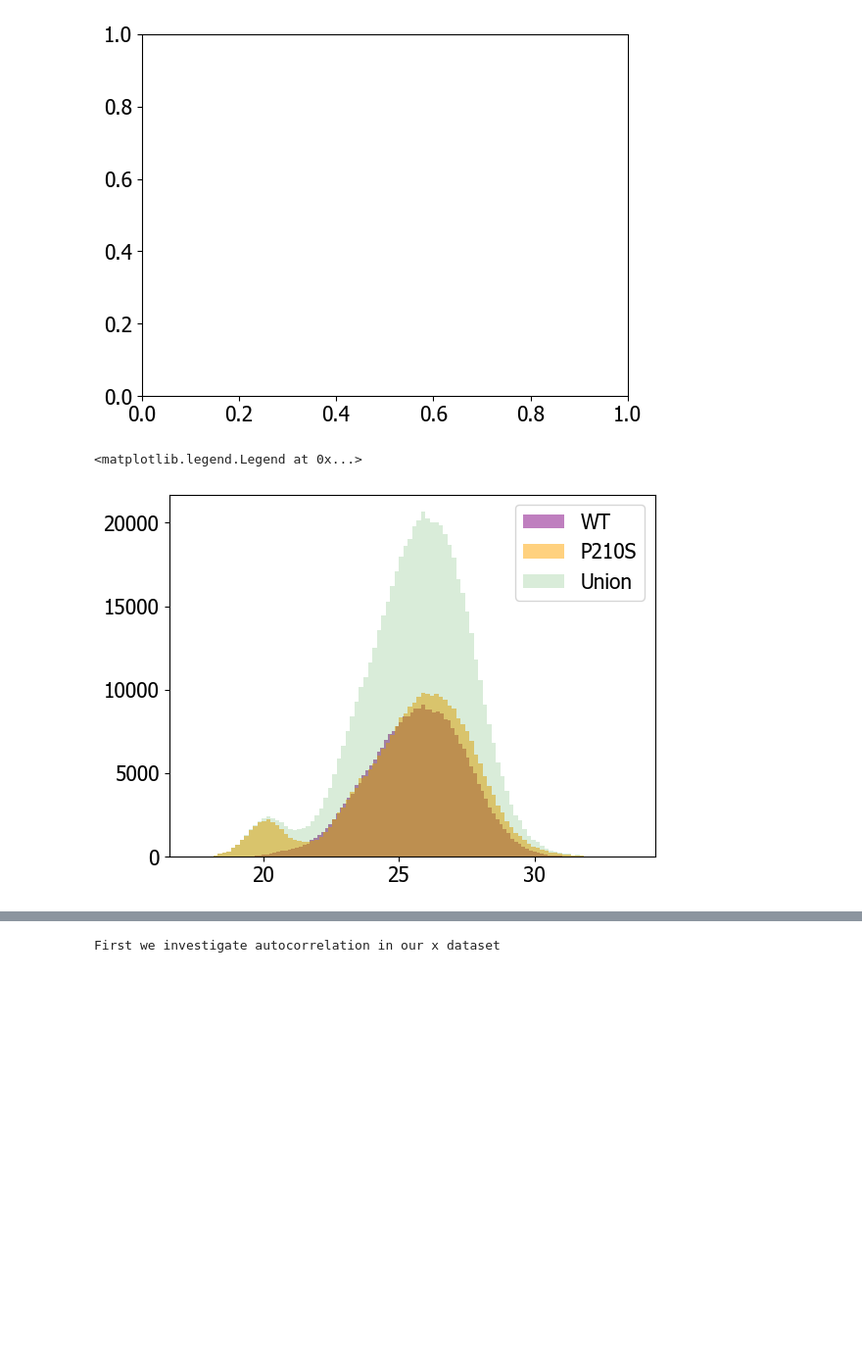
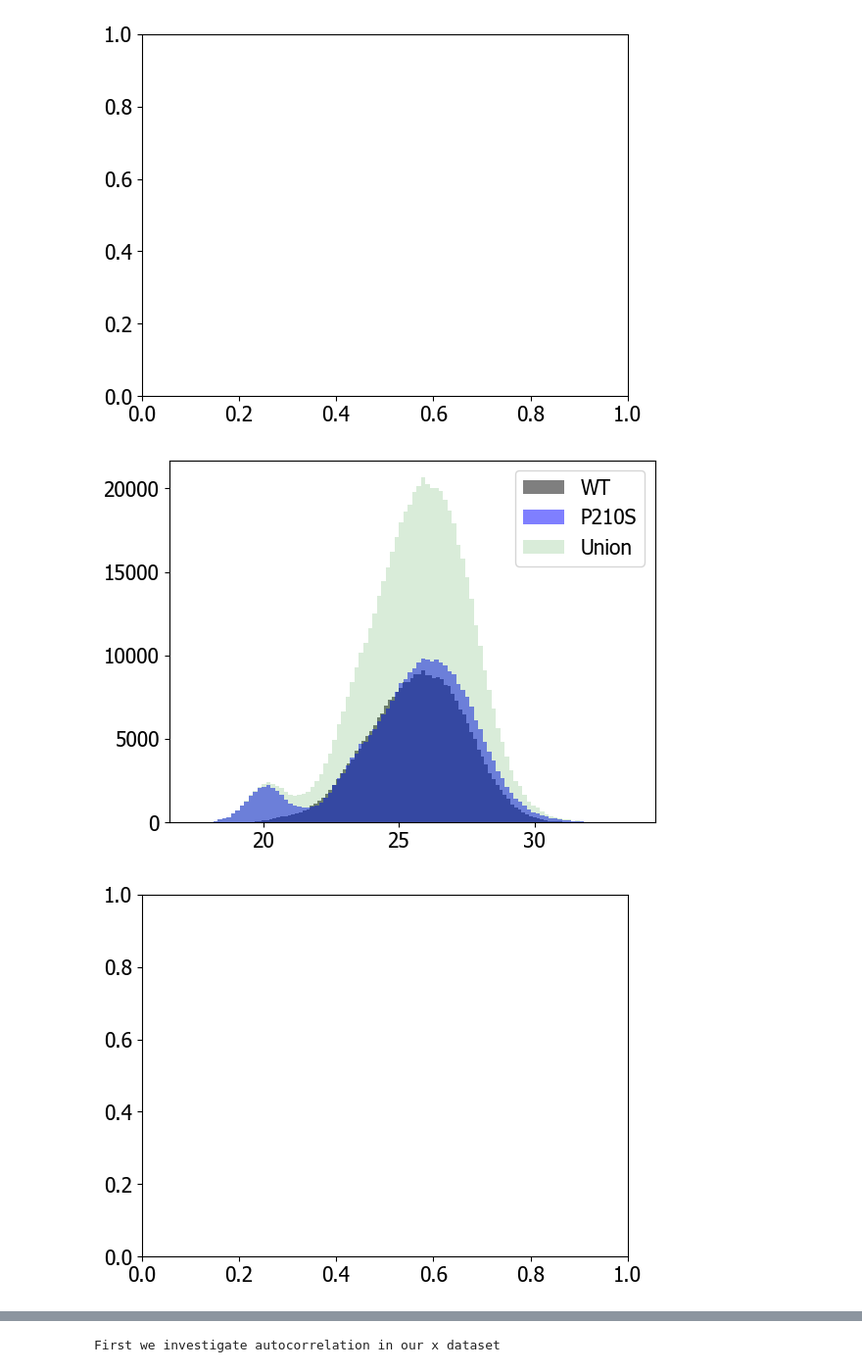
Before and after one commit to SageMay/datascience_scripts, a Jupyter notebook: statistics/comparingDistributions.ipynb, the cells around one changed output, grey strips where cells are left out. Shown at 98% size. Saved outputs shown, nothing was run; the diff lists cells and outputs as text; code cells hidden in the pictures; blank space fills up the shorter version.

```diff
--- a/statistics/comparingDistributions.ipynb
+++ b/statistics/comparingDistributions.ipynb
@@ -105,12 +107,14 @@ x = combined_data['WT']
 y = combined_data['P210S']
 z = np.concatenate((combined_data['WT'],combined_data['P210S']))
 # %%
-plt.hist(x, bins = 100, alpha = .5, color = 'purple', label = 'WT')
-plt.hist(y, bins = 100, alpha = .5, color = 'orange', label = 'P210S')
+plt.hist(x, bins = 100, alpha = .5, color = 'black', label = 'WT')
+plt.hist(y, bins = 100, alpha = .5, color = 'blue', label = 'P210S')
 plt.hist(z, bins = 100, alpha = .15, color = 'green', label = 'Union')
 plt.legend()
+plt.show()
+plt.cla()
 # %% [output]
-<matplotlib.legend.Legend at 0x...>
-[figure, old version]
+[figure, new version]
+[figure, added]
 # %%
 # Run a permutation bootstrap; we did not use ss.bootstrap because it does not support subsampling -- subsampling is necessary because 1) my kernel crashes using
```
Also changed, not shown: parts of 10 cells of this notebook, 5 other files.
